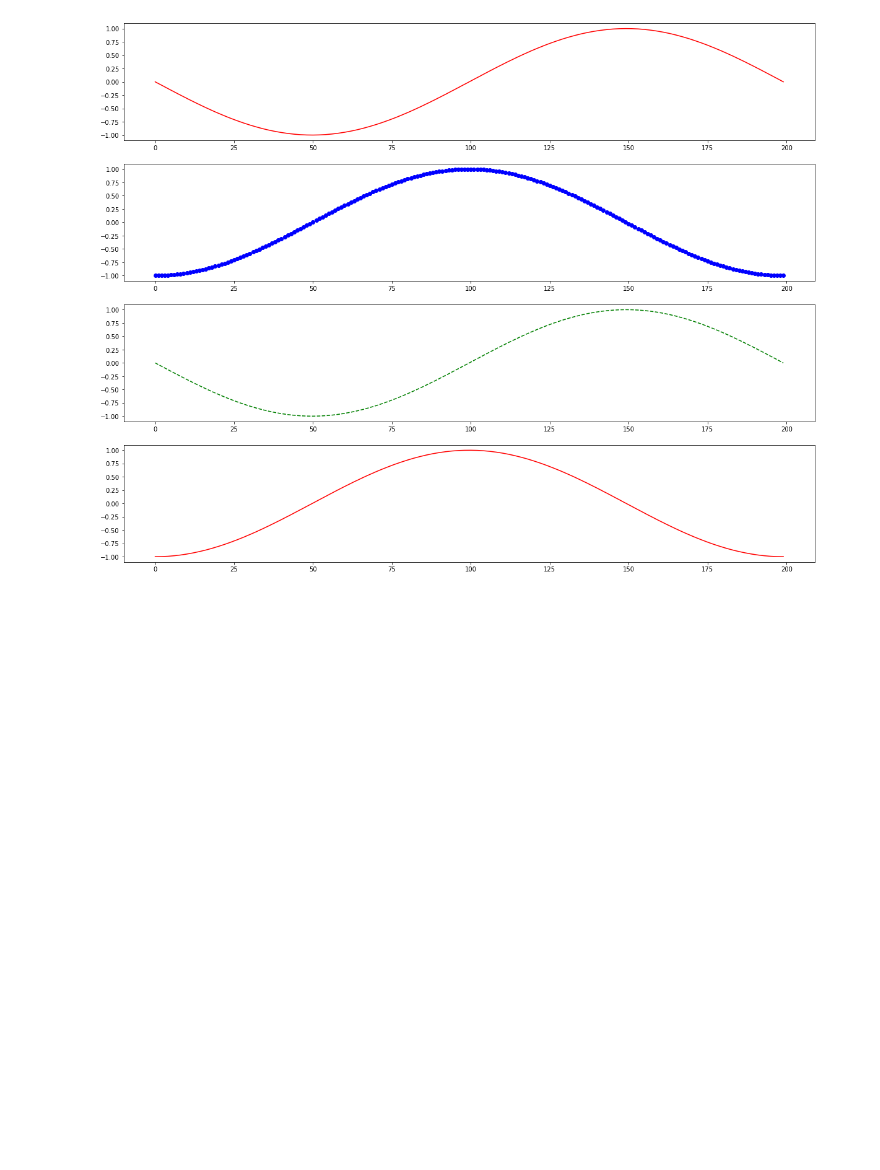
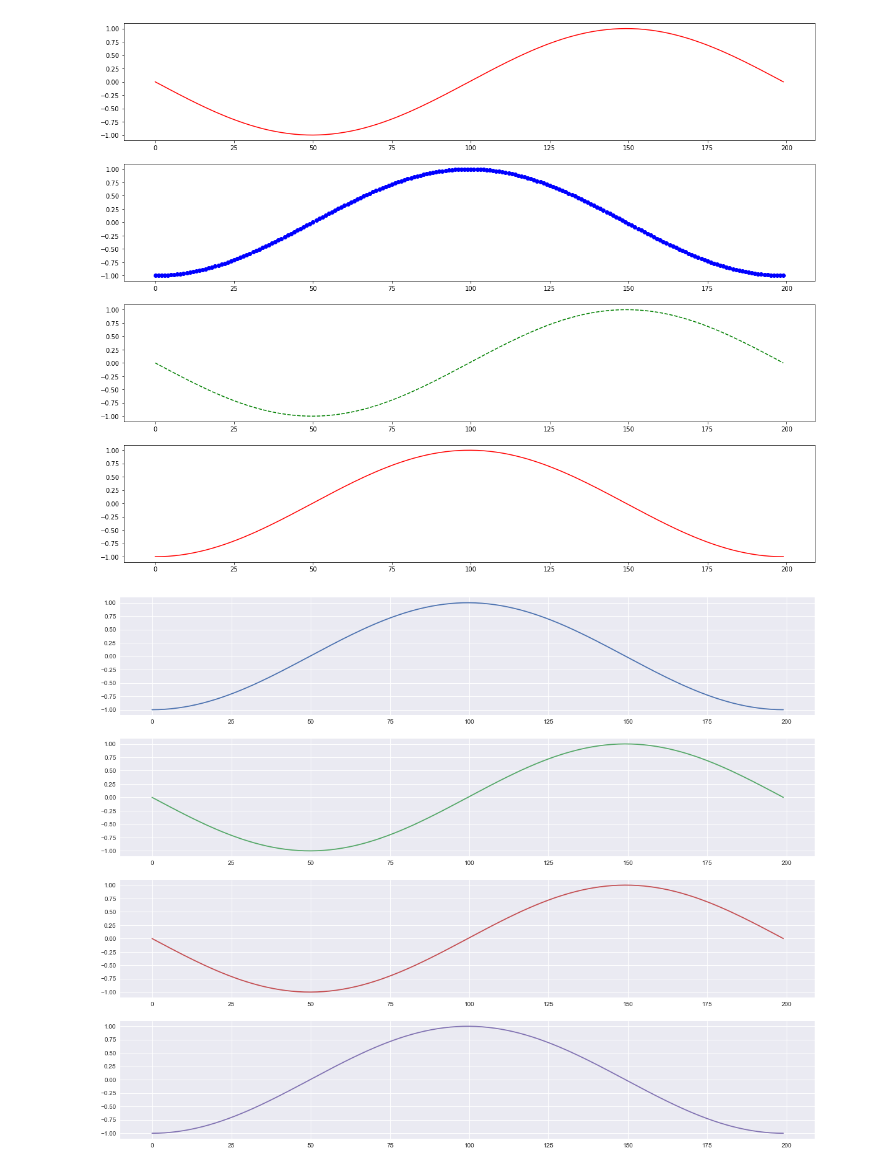
Before and after one commit to thepaulm/pyplot_examples, a Jupyter notebook: Pyplot Examples.ipynb, the cells around one changed output. Drawn from its saved outputs; the diff is of its cells as text; code cells hidden in the pictures; blank space fills up the shorter version.

```diff
--- a/Pyplot Examples.ipynb
+++ b/Pyplot Examples.ipynb
@@ -15,2 +10,0 @@ fig = plt.figure(1, figsize=(10, 4))
-# %%
-ax1 = fig.add_subplot(2, 1, 1)
@@ -21,2 +10,0 @@ ax1.plot(s)
-# %%
-ax2 = fig.add_subplot(2, 1, 2)
@@ -45,0 +28,19 @@ plot_them_all(s, c, s, c)
+# %%
+sns.set()
+# %%
+def pta(*args, color_rotate=True):
+    '''pta = plot them all'''
+    count = len(args)
+    w = 20
+    h = 4 * count
+    fig = plt.figure(1, figsize=(w, h))
+    for i, a in enumerate(args):
+        ax = fig.add_subplot(count, 1, i+1)
+        if color_rotate:
+            for _ in range(i):
+                ax.plot([],[])
+        ax.plot(a)
+# %%
+pta(c, s, s, c)
+# %% [output]
+[figure, added]
```
Also changed, not shown: parts of 9 cells of this notebook.
